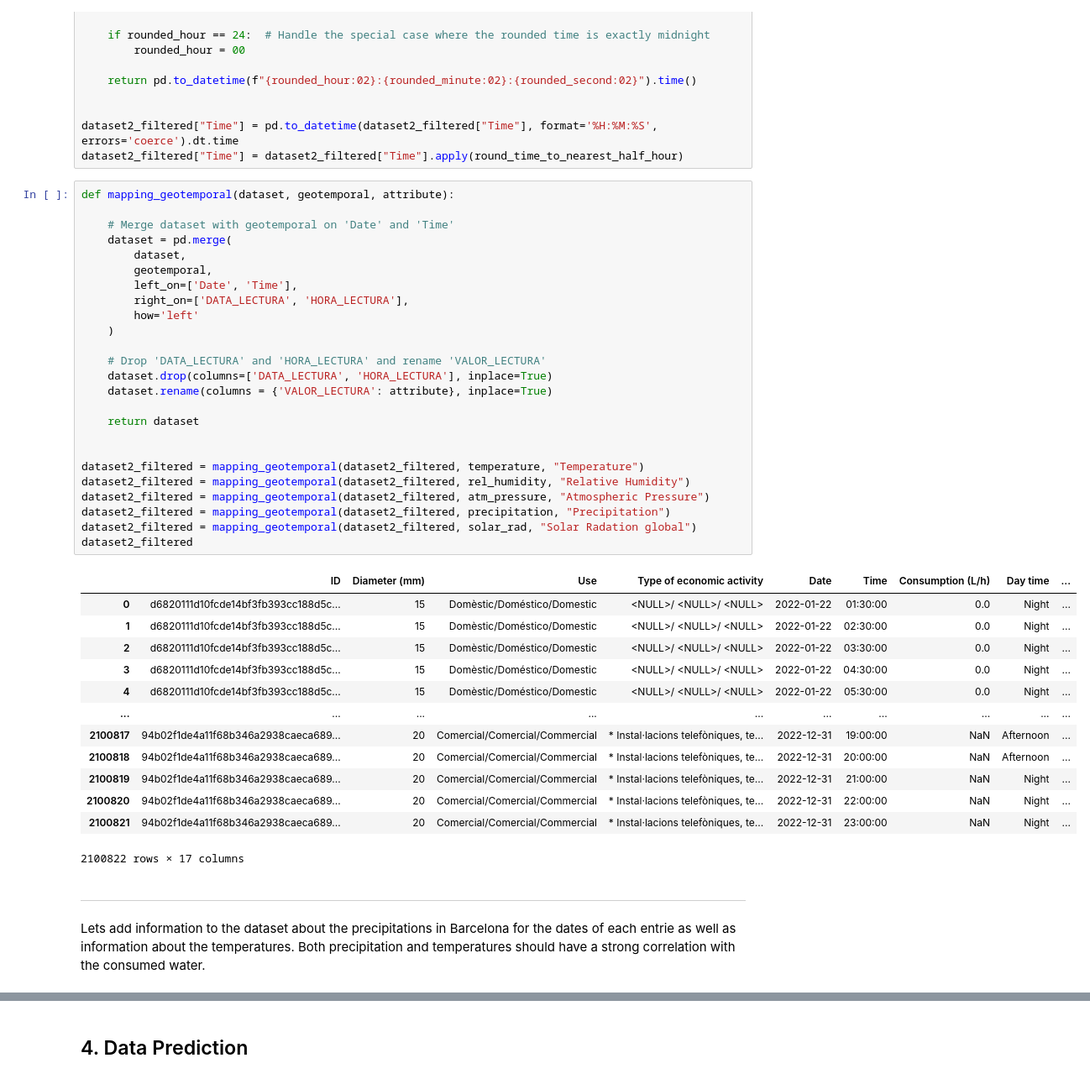
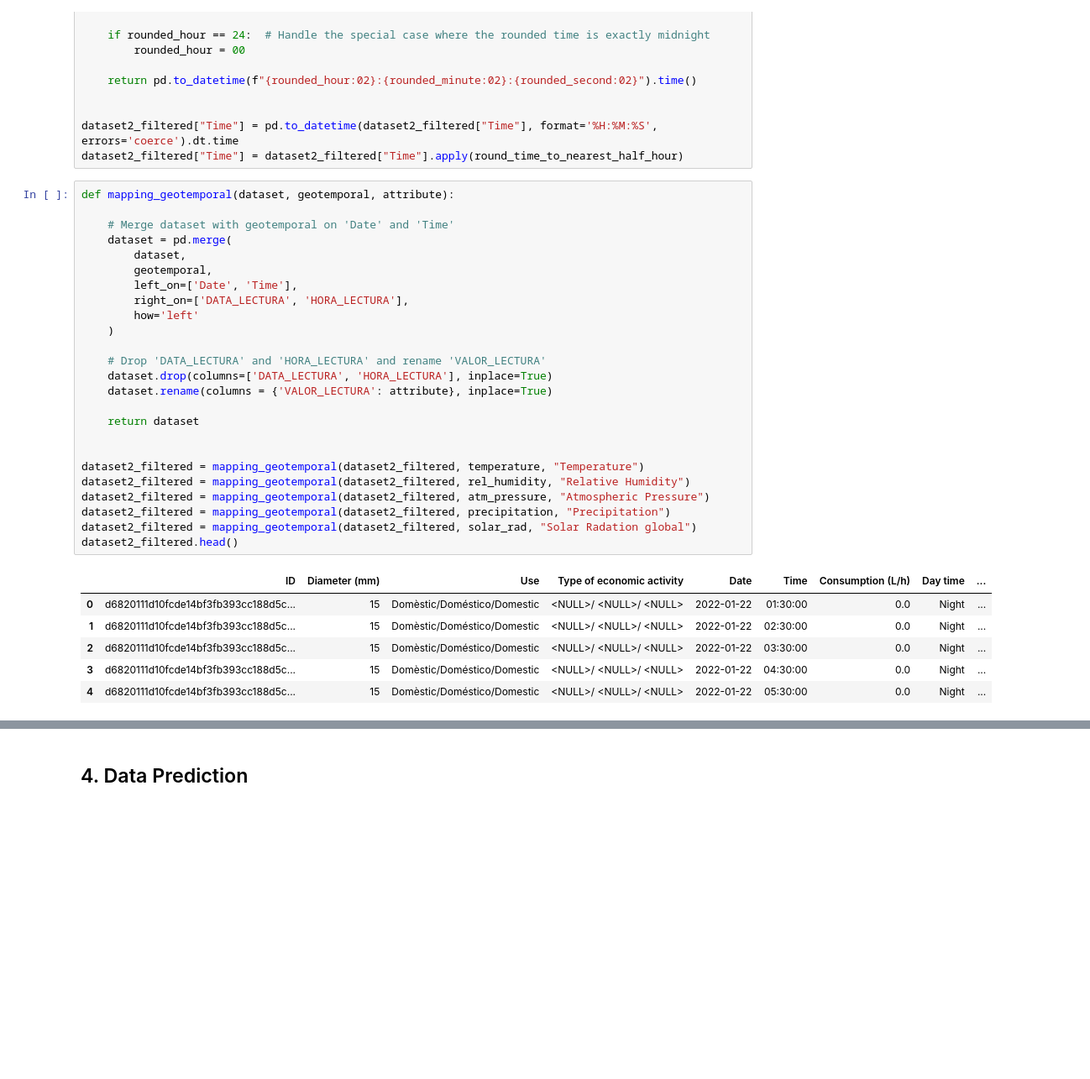
Before and after one commit to edithruizz/TFG, a Jupyter notebook: Python_Notebooks/dataset2_v2.ipynb, the cells around one changed output, grey strips where cells are left out. Shown at 84% size. Saved outputs shown, nothing was run; the diff lists cells and outputs as text; blank space fills up the shorter version.

```diff
--- a/Python_Notebooks/dataset2_v2.ipynb
+++ b/Python_Notebooks/dataset2_v2.ipynb
@@ -474,42 +496,31 @@ dataset2_filtered["Time"] = dataset2_filtered["Time"].apply(round_time_to_neares
 def mapping_geotemporal(dataset, geotemporal, attribute):
 
     # Merge dataset with geotemporal on 'Date' and 'Time'
     dataset = pd.merge(
         dataset,
         geotemporal,
         left_on=['Date', 'Time'],
         right_on=['DATA_LECTURA', 'HORA_LECTURA'],
         how='left'
     )
 
     # Drop 'DATA_LECTURA' and 'HORA_LECTURA' and rename 'VALOR_LECTURA'
     dataset.drop(columns=['DATA_LECTURA', 'HORA_LECTURA'], inplace=True)
     dataset.rename(columns = {'VALOR_LECTURA': attribute}, inplace=True)
 
     return dataset
 
 
 dataset2_filtered = mapping_geotemporal(dataset2_filtered, temperature, "Temperature")
 dataset2_filtered = mapping_geotemporal(dataset2_filtered, rel_humidity, "Relative Humidity")
 dataset2_filtered = mapping_geotemporal(dataset2_filtered, atm_pressure, "Atmospheric Pressure")
 dataset2_filtered = mapping_geotemporal(dataset2_filtered, precipitation, "Precipitation")
 dataset2_filtered = mapping_geotemporal(dataset2_filtered, solar_rad, "Solar Radation global")
-dataset2_filtered
+dataset2_filtered.head()
 # %% [output]
 |  | ID | Diameter (mm) | Use | Type of economic activity | Date | Time | Consumption (L/h) | Day time | ... |
 | 0 | d6820111d10fcde14bf3fb393cc188d5c... | 15 | Domèstic/Doméstico/Domestic | <NULL>/ <NULL>/ <NULL> | 2022-01-22 | 01:30:00 | 0.0 | Night | ... |
 | 1 | d6820111d10fcde14bf3fb393cc188d5c... | 15 | Domèstic/Doméstico/Domestic | <NULL>/ <NULL>/ <NULL> | 2022-01-22 | 02:30:00 | 0.0 | Night | ... |
 | 2 | d6820111d10fcde14bf3fb393cc188d5c... | 15 | Domèstic/Doméstico/Domestic | <NULL>/ <NULL>/ <NULL> | 2022-01-22 | 03:30:00 | 0.0 | Night | ... |
 | 3 | d6820111d10fcde14bf3fb393cc188d5c... | 15 | Domèstic/Doméstico/Domestic | <NULL>/ <NULL>/ <NULL> | 2022-01-22 | 04:30:00 | 0.0 | Night | ... |
 | 4 | d6820111d10fcde14bf3fb393cc188d5c... | 15 | Domèstic/Doméstico/Domestic | <NULL>/ <NULL>/ <NULL> | 2022-01-22 | 05:30:00 | 0.0 | Night | ... |
-| ... | ... | ... | ... | ... | ... | ... | ... | ... | ... |
-| 2100817 | 94b02f1de4a11f68b346a2938caeca689... | 20 | Comercial/Comercial/Commercial | * Instal·lacions telefòniques, te... | 2022-12-31 | 19:00:00 | NaN | Afternoon | ... |
-| 2100818 | 94b02f1de4a11f68b346a2938caeca689... | 20 | Comercial/Comercial/Commercial | * Instal·lacions telefòniques, te... | 2022-12-31 | 20:00:00 | NaN | Afternoon | ... |
-| 2100819 | 94b02f1de4a11f68b346a2938caeca689... | 20 | Comercial/Comercial/Commercial | * Instal·lacions telefòniques, te... | 2022-12-31 | 21:00:00 | NaN | Night | ... |
-| 2100820 | 94b02f1de4a11f68b346a2938caeca689... | 20 | Comercial/Comercial/Commercial | * Instal·lacions telefòniques, te... | 2022-12-31 | 22:00:00 | NaN | Night | ... |
-| 2100821 | 94b02f1de4a11f68b346a2938caeca689... | 20 | Comercial/Comercial/Commercial | * Instal·lacions telefòniques, te... | 2022-12-31 | 23:00:00 | NaN | Night | ... |
-2100822 rows × 17 columns
-# %% [markdown]
----------------------------------------------------------------------------------------------------------------------------------------------------------------------------------------------------------------------------------------------------------------------------------
-# %% [markdown]
-Lets add information to the dataset about the precipitations in Barcelona for the dates of each entrie as well as information about the temperatures. Both precipitation and temperatures should have a strong correlation with the consumed water.
```
Also changed, not shown: parts of 26 cells of this notebook, 2 other files.
